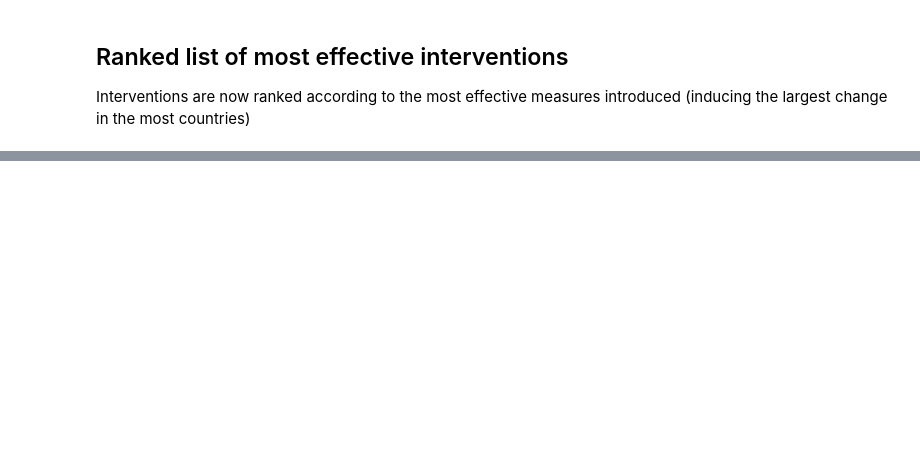
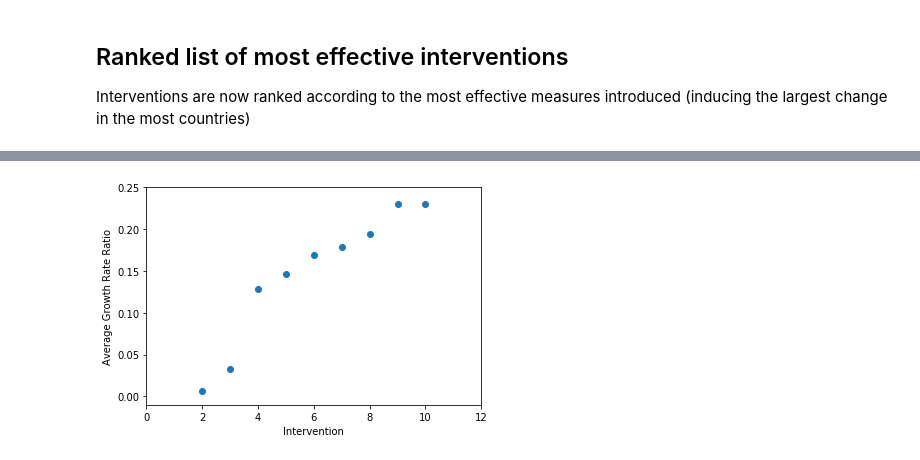
Before and after one commit to LorMam/OneStepAhead, a Jupyter notebook: DataProcessing/python notebooks/ObtainGrowthRate.ipynb, the cells around one changed output, grey strips where cells are left out. Drawn from its saved outputs; the diff is of its cells as text; code cells hidden in the pictures; blank space fills up the shorter version.

Commit message:
Plotting intervention results

```diff
--- a/DataProcessing/python notebooks/ObtainGrowthRate.ipynb
+++ b/DataProcessing/python notebooks/ObtainGrowthRate.ipynb
@@ -275,14 +275,18 @@ def intervention_analysis(datefile,country_file):
     it = 0
     mean_ratio_values = []
     num_ratio_values = []
+    min_ratio_values = []
+    max_ratio_values = []
     while it < len(num_ratios):
         if it and not it % 2:
             mean_ratio_values.append(np.mean(gr_ratios.T[it]))
             num_ratio_values.append(num_ratios[it])
+            min_ratio_values.append(min(gr_ratios.T[it][gr_ratios.T[it]>0]))
+            max_ratio_values.append(max(gr_ratios.T[it]))
         it += 1
 
 
-    return inter_types, mean_ratio_values, num_ratio_values
+    return inter_types, mean_ratio_values, num_ratio_values, min_ratio_values, max_ratio_values
 # %%
 ratios = intervention_analysis("OneStepAhead/DataProcessing/InterventionAndDate.csv","OneStepAhead/DataProcessing/CountryCasesFromHopkins.csv")
 # %% [output]
@@ -328,9 +331,19 @@ ratios = np.array(ratios)
 ranked = np.sort(ratios[1,:])
 itn = 0
 print("Intervention, average growth rate ratio, No. countries")
+xi = []
+yi = []
+yilowerr = []
+yiuperr = []
 while itn < len(ranked):
     idx = list(ratios[1]).index(ranked[itn])
-    print(ratios[0][idx],ranked[itn],ratios[2][idx])
+
+    print(itn+1,ratios[0][idx],ranked[itn],ratios[2][idx],"min ratio",ratios[3][idx],"max ratio",ratios[4][idx])
+    if float(ratios[2][idx]) > 1:
+        yi.append(float(ranked[itn]))
+        yilowerr.append(float(ranked[itn])-float(ratios[3][idx]))
+        yiuperr.append(float(ratios[4][idx])-float(ranked[itn]))
+        xi.append(itn)
     itn += 1
 # %% [output]
 Intervention, average growth rate ratio, No. countries
@@ -347,0 +361,10 @@ Closure of non-essentials (stores, resto, cine, etc) 0.2305783703590118 6.0
+# %%
+#plt.errorbar(xi,yi,yerr=[yilowerr,yiuperr],fmt="o")
+plt.plot(xi,yi,"o")
+plt.xlabel("Intervention")
+plt.xlim(0,12)
+plt.ylim(-0.01,0.25)
+plt.ylabel("Average Growth Rate Ratio")
+#plt.savefig("Interventions.png")
+# %% [output]
+[figure, added]
```
Also changed, not shown: parts of 2 cells of this notebook, 1 other file.
